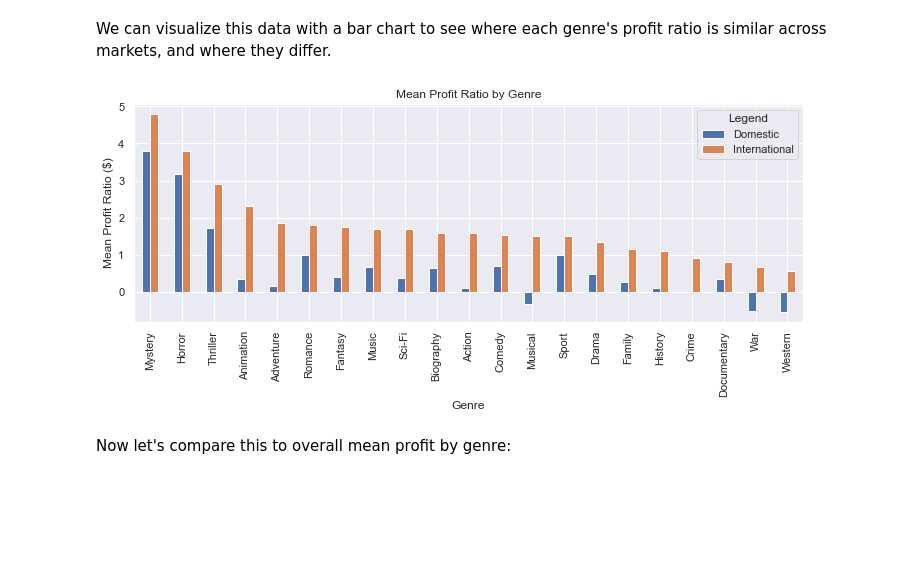
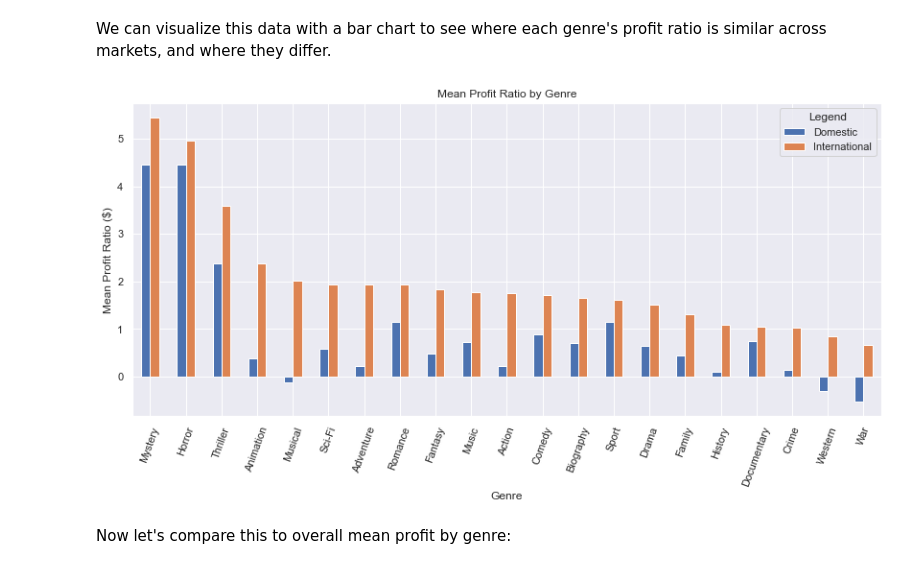
Before and after one commit to emgerber88/Microsoft-Movie-Recommendations, a Jupyter notebook: Phase_1_Project_Scratch_Work.ipynb, the cells around one changed output. Saved outputs shown, nothing was run; the diff lists cells and outputs as text; code cells hidden in the pictures; blank space fills up the shorter version.

```diff
--- a/Phase_1_Project_Scratch_Work.ipynb
+++ b/Phase_1_Project_Scratch_Work.ipynb
@@ -47,5 +90,5 @@ movie_finances['worldwide_gross'] = movie_finances['worldwide_gross'].apply(lamb
 # %%
-# then strip ',' from each string
-movie_finances['production_budget'] = movie_finances['production_budget'].apply(lambda x: x.replace(',', ""))
-movie_finances['domestic_gross'] = movie_finances['domestic_gross'].apply(lambda x: x.replace(',', ""))
-movie_finances['worldwide_gross'] = movie_finances['worldwide_gross'].apply(lambda x: x.replace(',', ""))
+# change dtype to int
+movie_finances['production_budget'] = movie_finances['production_budget'].astype(int)
+movie_finances['domestic_gross'] = movie_finances['domestic_gross'].astype(int)
+movie_finances['worldwide_gross'] = movie_finances['worldwide_gross'].astype(int)
@@ -143,5 +166,6 @@ movie_info
 # %%
-movies_last_decade = movie_info.loc[movie_information['release_year'] >= 2012]
+movies_last_decade = movie_info.loc[movie_info['release_year'] >= 2012]
 movies_last_decade.reset_index(inplace = True)
+movies_last_decade.drop('index', axis = 1, inplace = True)
 movies_last_decade
 # %% [output]
@@ -207,8 +237,10 @@ movies_last_decade.loc[movies_last_decade['release_year'] == 2020]
 # %% [markdown]
 There is only one film in our dataset from 2020, so we can remove that row individually:
 # %%
+# remove row by index
 movies_last_decade.drop(285, inplace = True)
-movies_last_decade.reset_index()
+movies_last_decade.reset_index(inplace = True)
+movies_last_decade.drop('index', axis = 1, inplace = True)
 movies_last_decade
 # %% [output]
 A value is trying to be set on a copy of a slice from a DataFrame
@@ -230,0 +265,9 @@ See the caveats in the documentation: https://pandas.pydata.org/pandas-docs/stab
+# %%
+# find movies with no revenue worldwide
+no_revenue = movies_last_decade.loc[movies_last_decade['worldwide_gross'] == 0]
+
+# drop these movies from our dataset
+movies_last_decade.drop(no_revenue.index, inplace = True)
+movies_last_decade.reset_index(inplace = True)
+movies_last_decade.drop('index', axis = 1, inplace = True)
+movies_last_decade
@@ -397,21 +470,21 @@ ratios_by_genre
 # %% [markdown]
 We can visualize this data with a bar chart to see where each genre's profit ratio is similar across markets, and where they differ.
 # %%
-fig, ax = plt.subplots(figsize = (12, 4))
+fig, ax = plt.subplots(figsize = (14, 6))
 
 # create barplots for mean profit ratio of each genre
-ratios_by_genre.sort_values( by = 'international_profit_ratio', ascending = False).plot(kind = 'bar', ax = ax)
+ratios_by_genre.sort_values(by = 'international_profit_ratio', ascending = False).plot(kind = 'bar', ax = ax)
 
 # create labels, axes, and title for graph
 ax.set_xlabel('Genre')
 ax.set_ylabel('Mean Profit Ratio ($)')
 ax.set_title('Mean Profit Ratio by Genre')
-plt.xticks(rotation=90)
+plt.xticks(rotation=70)
 plt.legend(title = 'Legend', loc = 'upper right', labels = ['Domestic', 'International'])
 
 plt.show();
 # %% [output]
-[figure, old version]
+[figure, new version]
 # %% [markdown]
 Now let's compare this to overall mean profit by genre:
 # %%
```
Also changed, not shown: parts of 85 cells of this notebook.
